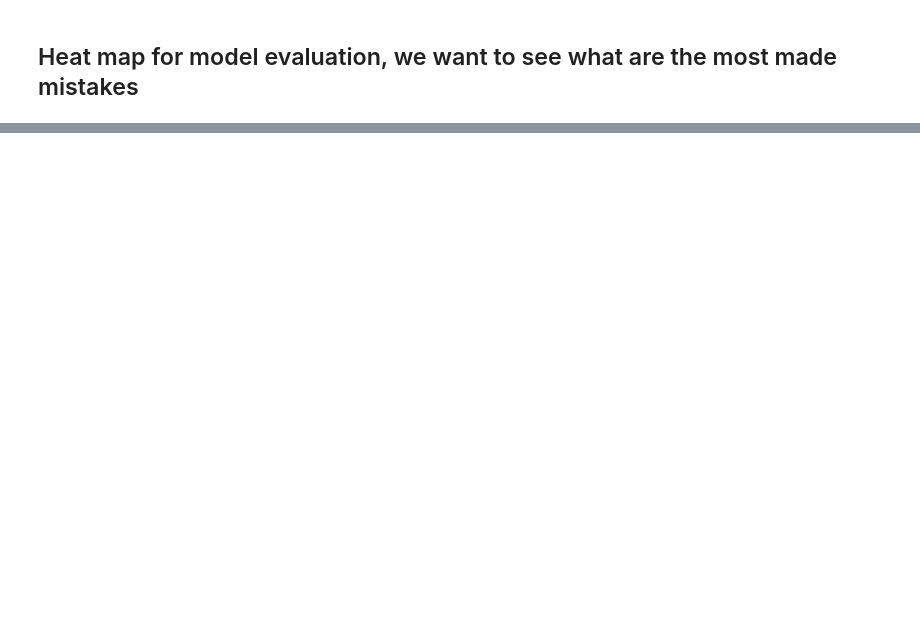
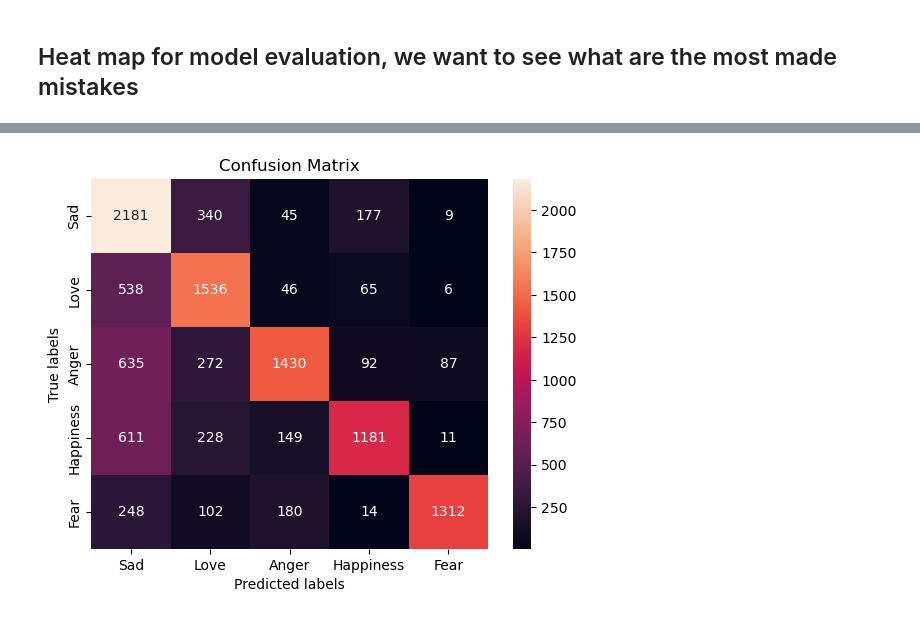
Before and after one commit to ccazacu13/SongAnalyzer, a Jupyter notebook: src/scripts/main.ipynb, the cells around one changed output, grey strips where cells are left out. Drawn from its saved outputs; the diff is of its cells as text; code cells hidden in the pictures; blank space fills up the shorter version.

```diff
--- a/src/scripts/main.ipynb
+++ b/src/scripts/main.ipynb
@@ -390,0 +500,16 @@ plot_heat_map(test_pred, y_test)
+# %%
+# Initialize KNN classifier
+model = KNeighborsClassifier(n_neighbors=3, metric='minkowski', p=2)
+model.fit(Emb_train, y_train)
+
+# Predict and report for train
+train_pred = model.predict(Emb_train)
+print(classification_report(train_pred, y_train))
+
+# Predict and report for val
+val_pred = model.predict(Emb_val)
+print(classification_report(val_pred, y_val))
+
+# Predict and report for test
+test_pred = model.predict(Emb_test)
+print(classification_report(test_pred, y_test))
@@ -390,0 +534,5 @@ plot_heat_map(test_pred, y_test)
+# %%
+# Evaluate for train
+plot_heat_map(train_pred, y_train)
+# %% [output]
+[figure, added]
```
Also changed, not shown: parts of 19 cells of this notebook, 1 other file.
